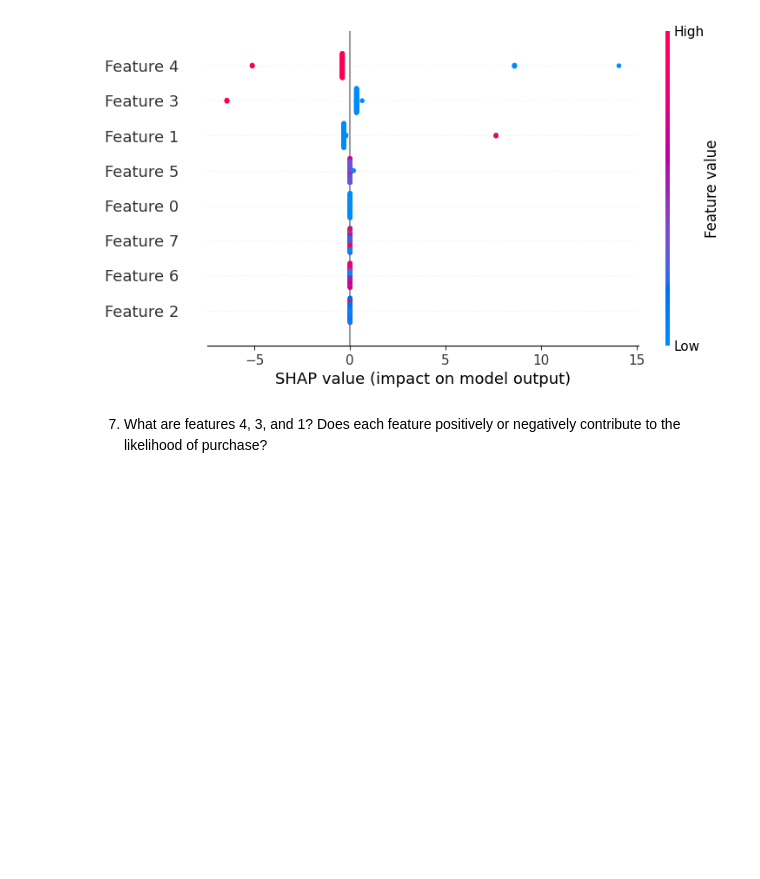
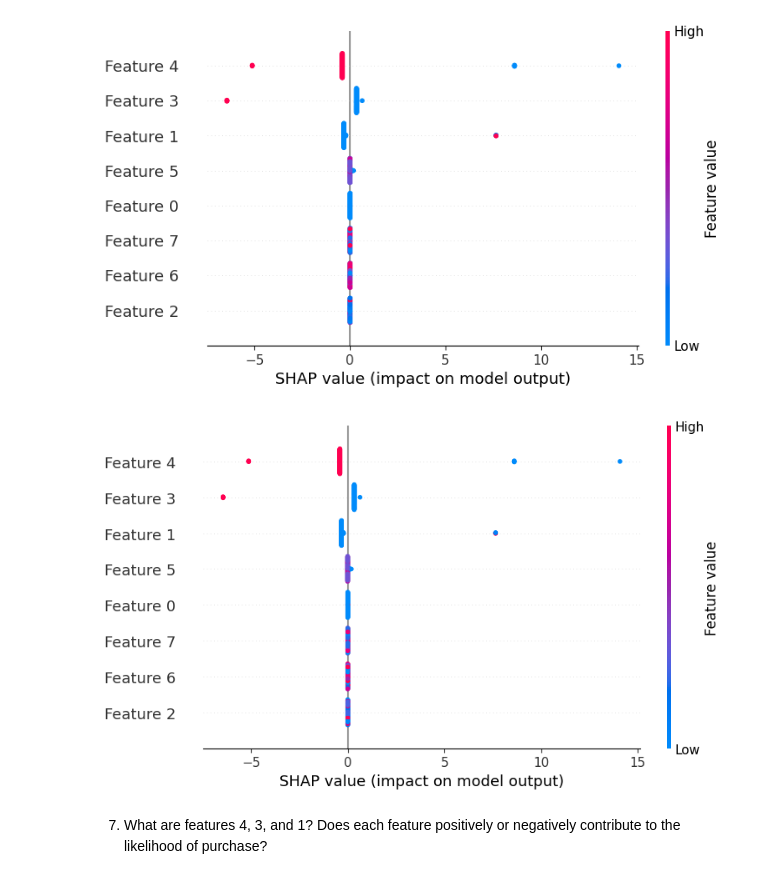
Before and after one commit to kidcoconut/fourthbrain, a Jupyter notebook: .assignments/week6_supervised_ml/nb/electronics-purchase-prediction.ipynb, the cells around one changed output. Cells and saved outputs as stored; diff of their text form; code cells hidden in the pictures; blank space fills up the shorter version.

```diff
--- a/.assignments/week6_supervised_ml/nb/electronics-purchase-prediction.ipynb
+++ b/.assignments/week6_supervised_ml/nb/electronics-purchase-prediction.ipynb
@@ -566,6 +607,10 @@ Wall time: 51.7 ms
 shap.plots.beeswarm(shap_values)
 # %% [output]
 [figure]
+# %%
+shap.summary_plot(shap_values, X_test_reduced_subset)
+# %% [output]
+[figure, added]
 # %% [markdown]
 7. What are features 4, 3, and 1? Does each feature positively or negatively contribute to the likelihood of purchase?
 # %%
```
Also changed, not shown: parts of 29 cells of this notebook, 4 other files.
